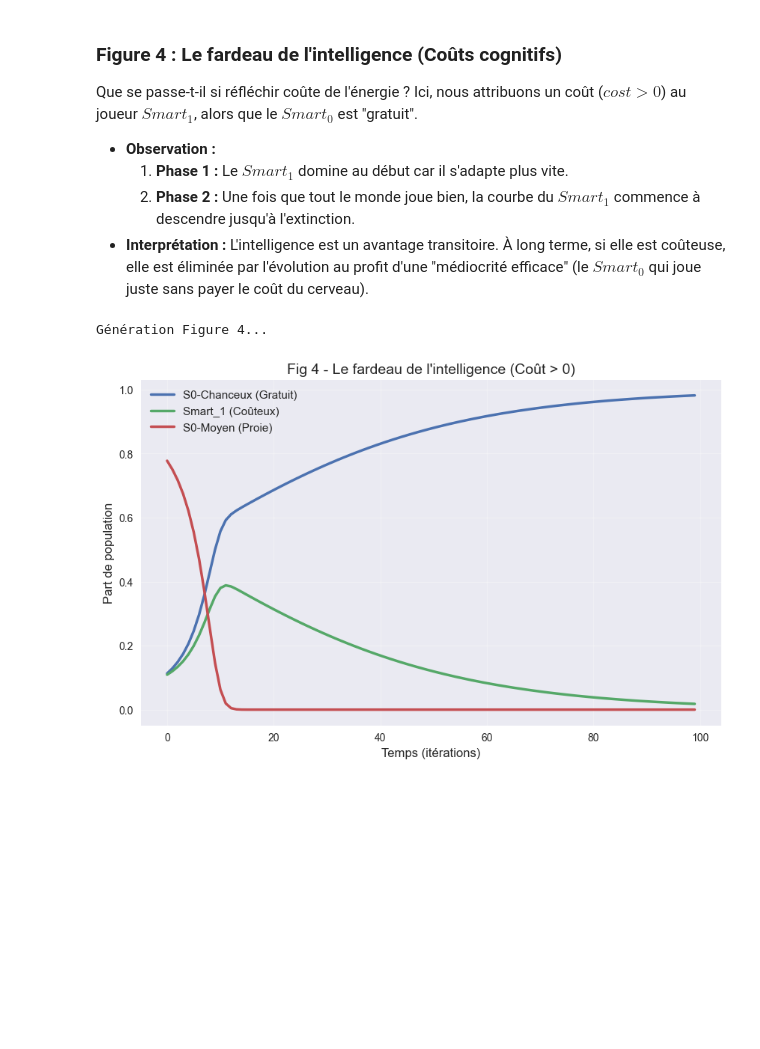
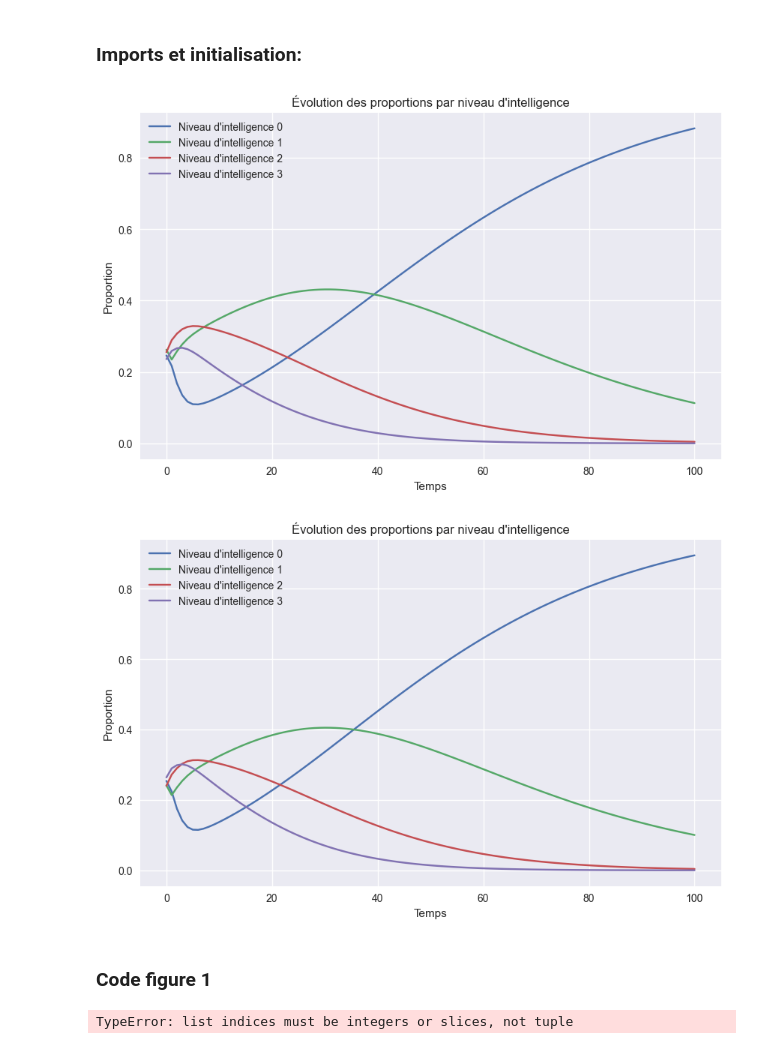
Before and after one commit to yacineklikel/THEOJ, a Jupyter notebook: src/simulations.ipynb, the cells around one changed output. Saved outputs shown, nothing was run; the diff lists cells and outputs as text; code cells hidden in the pictures; blank space fills up the shorter version.

Commit message:
jai tout repris de 0 en faisant strictement exactement comme dans l'article. le code fonctionne et il reste plus qu'a mettre les figures qu'on veut

```diff
--- a/src/simulations.ipynb
+++ b/src/simulations.ipynb
@@ -98,19 +1,2 @@ Génération Figure 3...
-# %% [markdown]
-### Figure 4 : Le fardeau de l'intelligence (Coûts cognitifs)
-Que se passe-t-il si réfléchir coûte de l'énergie ? Ici, nous attribuons un coût ($cost > 0$) au joueur $Smart_1$, alors que le $Smart_0$ est "gratuit".
-* **Observation :**
-    1.  **Phase 1 :** Le $Smart_1$ domine au début car il s'adapte plus vite.
-    2.  **Phase 2 :** Une fois que tout le monde joue bien, la courbe du $Smart_1$ commence à descendre jusqu'à l'extinction.
-* **Interprétation :** L'intelligence est un avantage transitoire. À long terme, si elle est coûteuse, elle est éliminée par l'évolution au profit d'une "médiocrité efficace" (le $Smart_0$ qui joue juste sans payer le coût du cerveau).
-# %%
-print("Génération Figure 4...")
-# Le Smart_1 a un coût (0.1), le Smart_0 est gratuit.
-config_4 = [
-    ("S0-Chanceux (Gratuit)", 0, 2, 0.1, 0),
-    ("Smart_1 (Coûteux)", 1, None, 0.1, 0.2), # Coût élevé !
-    ("S0-Moyen (Proie)", 0, 1, 0.8, 0)        # Beaucoup de ressources au début
-]
-run_simulation("Fig 4 - Le fardeau de l'intelligence (Coût > 0)", config_4, T_max=100)
-# %% [output]
-Génération Figure 4...
-[figure, removed]
+# %% [markdown]
+### Imports et initialisation:
@@ -116,0 +9,27 @@ Génération Figure 4...
+# %%
+Y_0 = np.random.uniform(0, 1, size=(N, Nb_preferences2))
+Y_0 = Y_0 / Y_0.sum()  # Decrit la demographie initiale: Y[n, k] est la proportion d'individus de niveau
+                       # d'intelligence n et ayant le la preference secondaire k.
+# %%
+
+cout_intelligence = np.linspace(0, 1, N)  # Exemple de coût croissant avec le niveau d'intelligence
+Y = run_simulation(M, Y_0, T=100, nu=0.1, cout_intelligence=cout_intelligence)
+
+plt.figure(figsize=(10, 6))
+for n in range(N):
+    proportions_n = [np.sum(Y_t[n, :]) for Y_t in Y]
+    plt.plot(proportions_n, label=f'Niveau d\'intelligence {n}')
+plt.xlabel('Temps')
+plt.ylabel('Proportion')
+plt.title('Évolution des proportions par niveau d\'intelligence')
+plt.legend()
+plt.show()
+# %% [output]
+[figure, added]
+[figure, added]
+# %% [markdown]
+### Code figure 1
+# %%
+Y = run_simulation(M, Y_0, T=50, nu=0.1)
+# %% [output]
+TypeError: list indices must be integers or slices, not tuple
```
Also changed, not shown: parts of 9 cells of this notebook, 2 other files.
